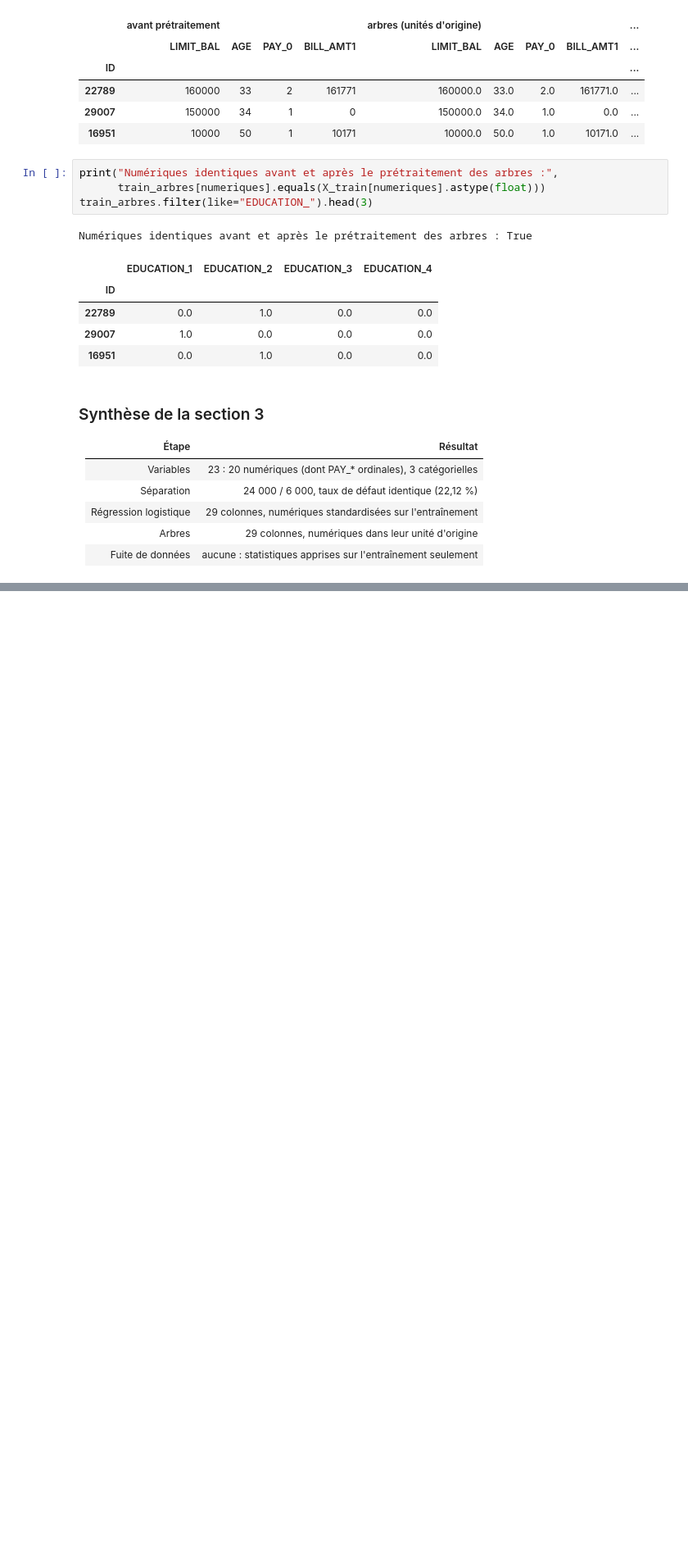
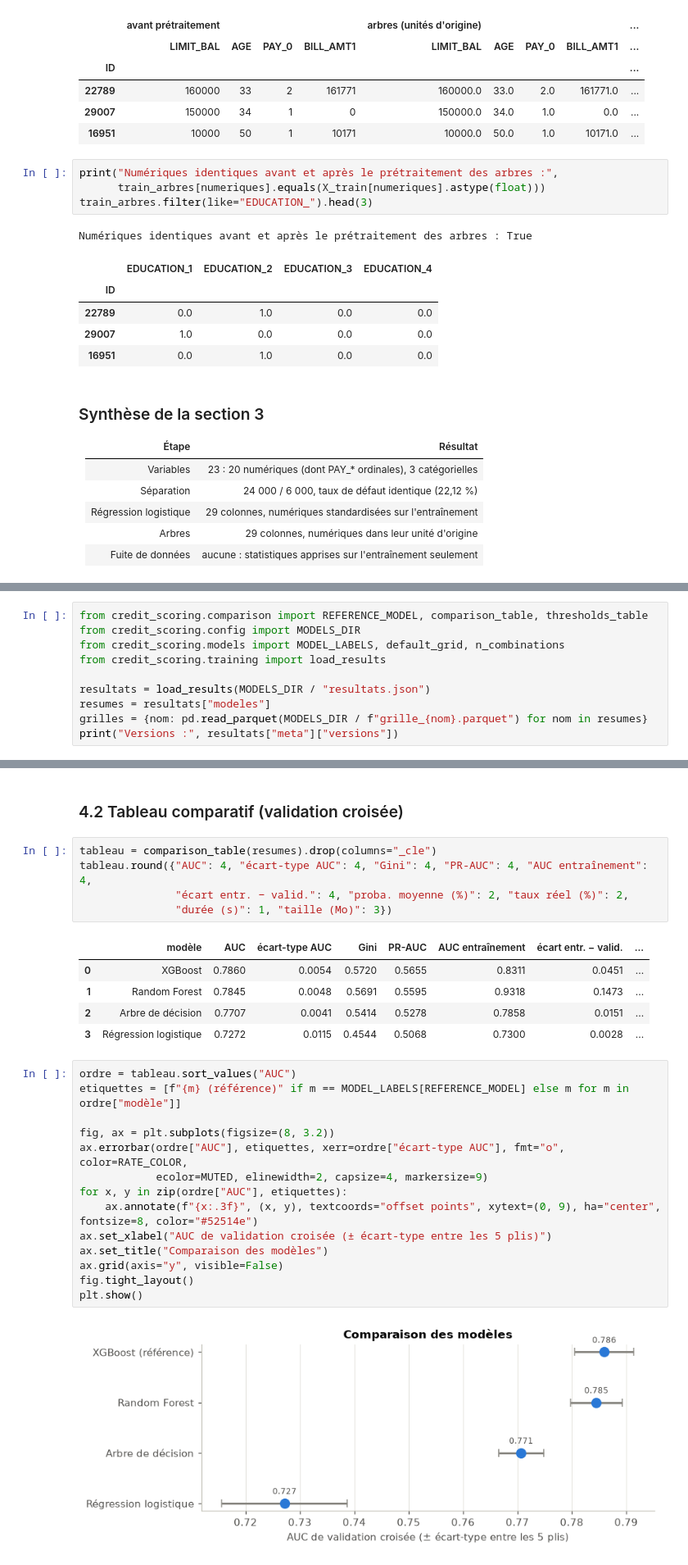
Before and after one commit to aljene307/credit-scoring-xai, a Jupyter notebook: notebooks/analyse_credit.ipynb, the cells around one changed output, grey strips where cells are left out. Shown at 82% size. Saved outputs shown, nothing was run; the diff lists cells and outputs as text; blank space fills up the shorter version.

```diff
--- a/notebooks/analyse_credit.ipynb
+++ b/notebooks/analyse_credit.ipynb
@@ -603,0 +615,10 @@ Numériques identiques avant et après le prétraitement des arbres : True
+# %%
+from credit_scoring.comparison import REFERENCE_MODEL, comparison_table, thresholds_table
+from credit_scoring.config import MODELS_DIR
+from credit_scoring.models import MODEL_LABELS, default_grid, n_combinations
+from credit_scoring.training import load_results
+
+resultats = load_results(MODELS_DIR / "resultats.json")
+resumes = resultats["modeles"]
+grilles = {nom: pd.read_parquet(MODELS_DIR / f"grille_{nom}.parquet") for nom in resumes}
+print("Versions :", resultats["meta"]["versions"])
@@ -603,0 +655,29 @@ Numériques identiques avant et après le prétraitement des arbres : True
+# %% [markdown]
+### 4.2 Tableau comparatif (validation croisée)
+# %%
+tableau = comparison_table(resumes).drop(columns="_cle")
+tableau.round({"AUC": 4, "écart-type AUC": 4, "Gini": 4, "PR-AUC": 4, "AUC entraînement": 4,
+               "écart entr. − valid.": 4, "proba. moyenne (%)": 2, "taux réel (%)": 2,
+               "durée (s)": 1, "taille (Mo)": 3})
+# %% [output]
+|  | modèle | AUC | écart-type AUC | Gini | PR-AUC | AUC entraînement | écart entr. − valid. | ... |
+| 0 | XGBoost | 0.7860 | 0.0054 | 0.5720 | 0.5655 | 0.8311 | 0.0451 | ... |
+| 1 | Random Forest | 0.7845 | 0.0048 | 0.5691 | 0.5595 | 0.9318 | 0.1473 | ... |
+| 2 | Arbre de décision | 0.7707 | 0.0041 | 0.5414 | 0.5278 | 0.7858 | 0.0151 | ... |
+| 3 | Régression logistique | 0.7272 | 0.0115 | 0.4544 | 0.5068 | 0.7300 | 0.0028 | ... |
+# %%
+ordre = tableau.sort_values("AUC")
+etiquettes = [f"{m} (référence)" if m == MODEL_LABELS[REFERENCE_MODEL] else m for m in ordre["modèle"]]
+
+fig, ax = plt.subplots(figsize=(8, 3.2))
+ax.errorbar(ordre["AUC"], etiquettes, xerr=ordre["écart-type AUC"], fmt="o", color=RATE_COLOR,
+            ecolor=MUTED, elinewidth=2, capsize=4, markersize=9)
+for x, y in zip(ordre["AUC"], etiquettes):
+    ax.annotate(f"{x:.3f}", (x, y), textcoords="offset points", xytext=(0, 9), ha="center", fontsize=8, color="#52514e")
+ax.set_xlabel("AUC de validation croisée (± écart-type entre les 5 plis)")
+ax.set_title("Comparaison des modèles")
+ax.grid(axis="y", visible=False)
+fig.tight_layout()
+plt.show()
+# %% [output]
+[figure, added]
```
Also changed, not shown: parts of 18 cells of this notebook.
